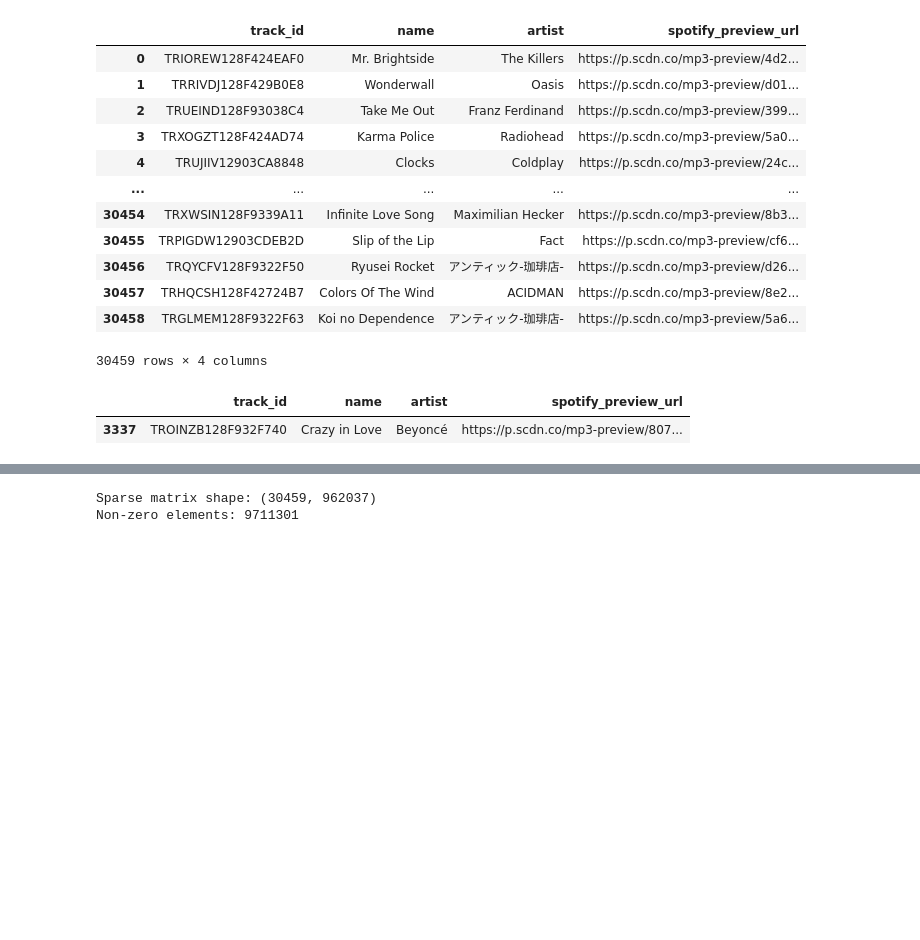
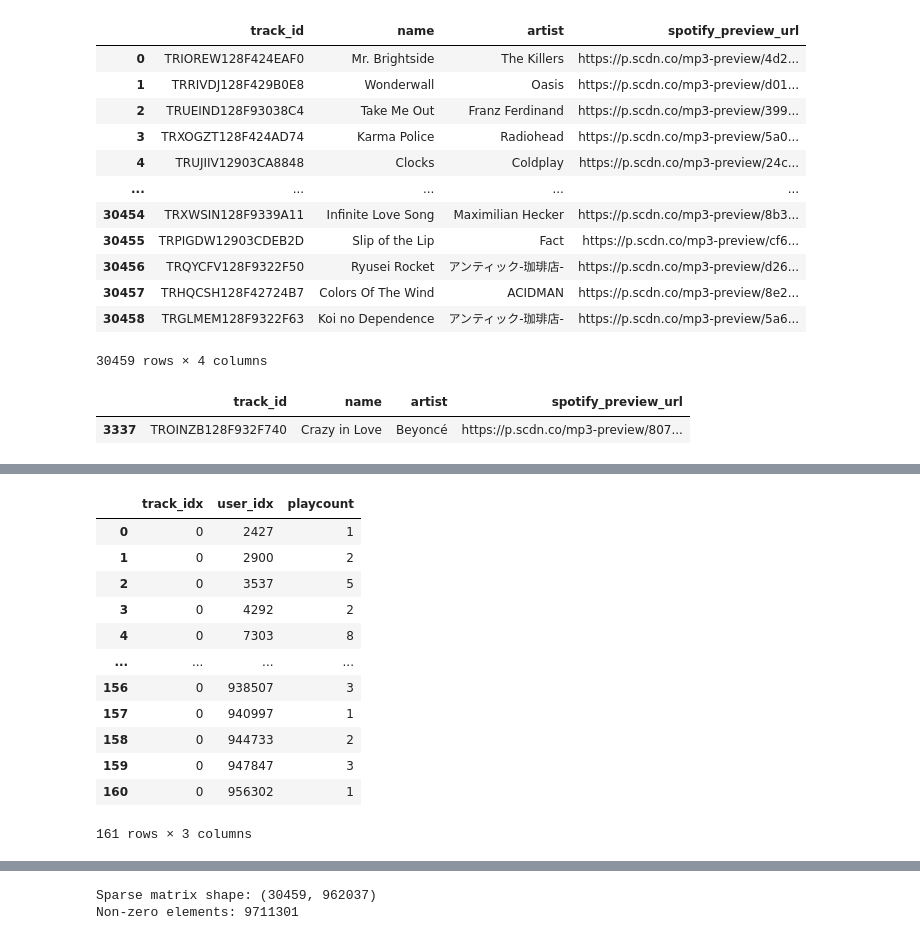
Before and after one commit to param-unik/spotify-recommender-system, a Jupyter notebook: notebooks/Spotify_Collaborative_Filtering.ipynb, the cells around one changed output, grey strips where cells are left out. Cells and saved outputs as stored; diff of their text form; code cells hidden in the pictures; blank space fills up the shorter version.

```diff
--- a/notebooks/Spotify_Collaborative_Filtering.ipynb
+++ b/notebooks/Spotify_Collaborative_Filtering.ipynb
@@ -163,0 +189,4 @@ df.visualize(tasks=True)
+# %%
+temp = df.sort_values(by=['track_idx', 'user_idx'])
+
+temp.head()
@@ -163,0 +200,4 @@ df.visualize(tasks=True)
+# %%
+temp = temp[['track_idx', 'user_idx', 'playcount']].reset_index(drop=True)
+
+temp.head()
@@ -164,3 +211,36 @@ df.visualize(tasks=True)
+# %%
+temp[temp['track_idx'] == 0].compute()
+
+"""
+
+    track_idx	user_idx	playcount
+2158056	0	2427	1
+3237086	0	2900	2
+6474195	0	3537	5
+4316120	0	4292	2
+4316121	0	7303	8
+...	...	...	...
+1079045	0	938507	3
+2158075	0	940997	1
+5395170	0	944733	2
+1079046	0	947847	3
+4316138	0	956302
+
+"""
+# %% [output]
+|  | track_idx | user_idx | playcount |
+| 0 | 0 | 2427 | 1 |
+| 1 | 0 | 2900 | 2 |
+| 2 | 0 | 3537 | 5 |
+| 3 | 0 | 4292 | 2 |
+| 4 | 0 | 7303 | 8 |
+| ... | ... | ... | ... |
+| 156 | 0 | 938507 | 3 |
+| 157 | 0 | 940997 | 1 |
+| 158 | 0 | 944733 | 2 |
+| 159 | 0 | 947847 | 3 |
+| 160 | 0 | 956302 | 1 |
+161 rows × 3 columns
 # %%
 # Step 4: Compute the interaction matrix
 # Dask doesn't support pivot tables directly, so we aggregate manually
```
Also changed, not shown: parts of 31 cells of this notebook, 5 other files.
